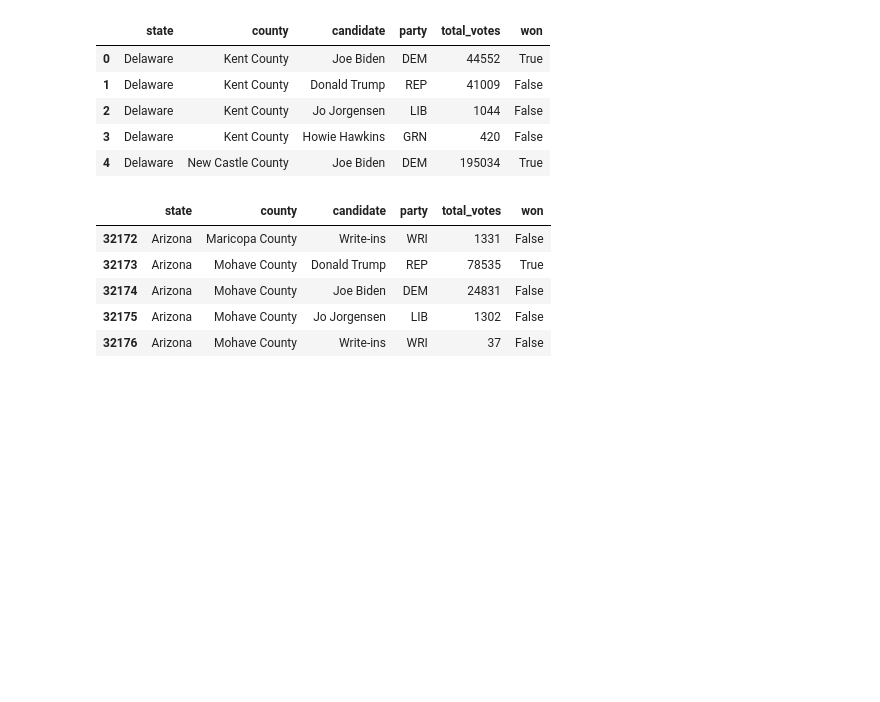
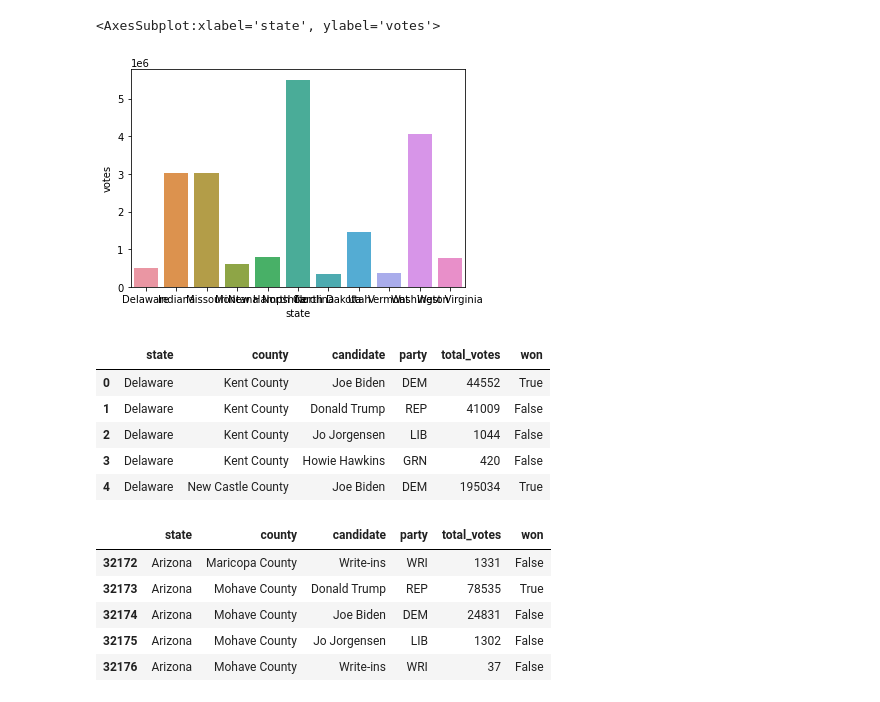
Before and after one commit to devsyam6/us_election, a Jupyter notebook: us_election_2020.ipynb, the cells around one changed output. Cells and saved outputs as stored; diff of their text form; code cells hidden in the pictures; blank space fills up the shorter version.

```diff
--- a/us_election_2020.ipynb
+++ b/us_election_2020.ipynb
@@ -5,3 +68,11 @@ import matplotlib.pyplot as plt #visualizationb
+# %%
+governors_state=pd.read_csv(r'/home/jimbrootan/Desktop/Data_Science_Online/ML_datasets/us_election_2020/governors_state.csv')
+governors_state
+governors_state = pd.DataFrame(governors_state)
+sns.barplot(x="state", y="votes", data=governors_state)
+# %% [output]
+<AxesSubplot:xlabel='state', ylabel='votes'>
+[figure, added]
 # %%
 president=pd.read_csv(r'/home/jimbrootan/Desktop/Data_Science_Online/ML_datasets/us_election_2020/president_county_candidate.csv')
 president.head()
```
Also changed, not shown: parts of 22 cells of this notebook.
